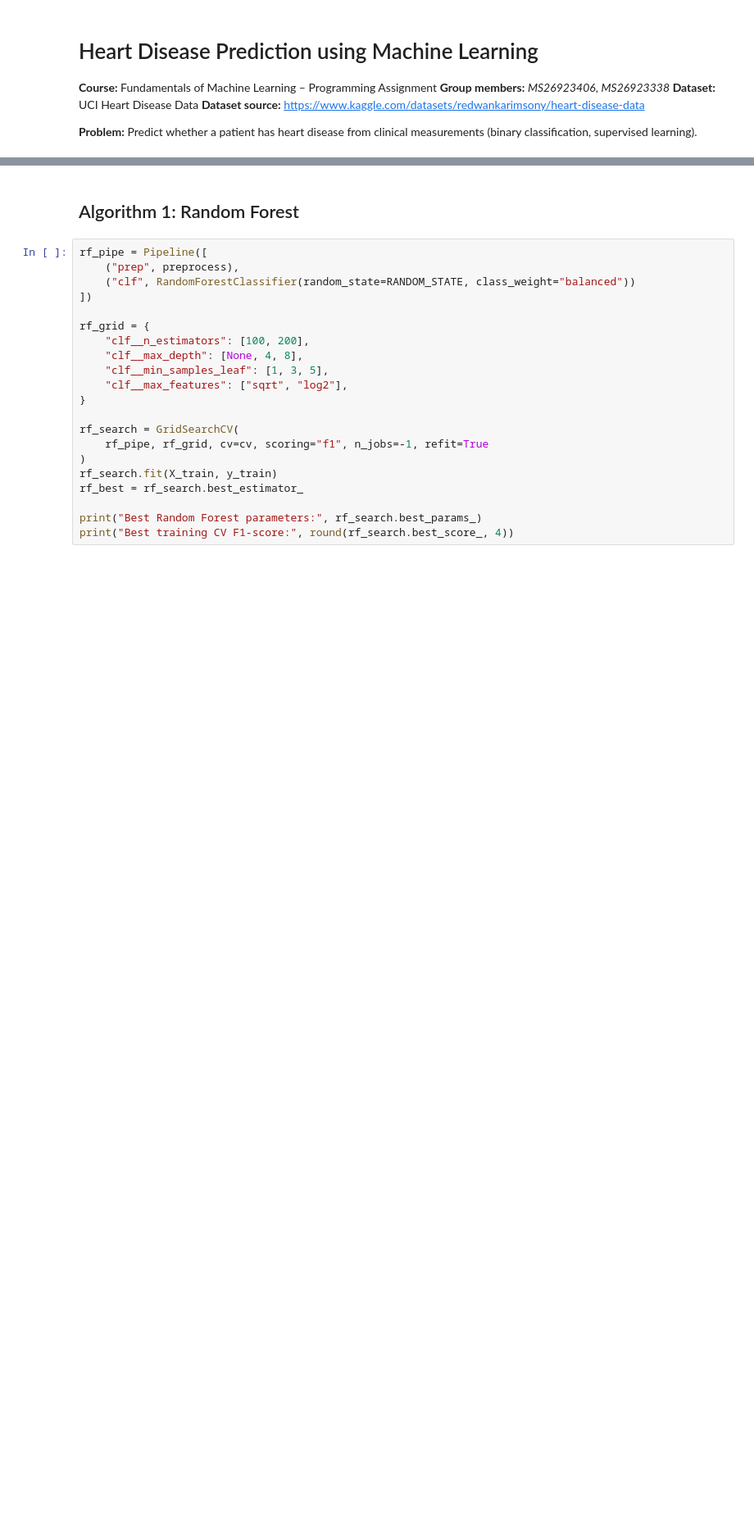
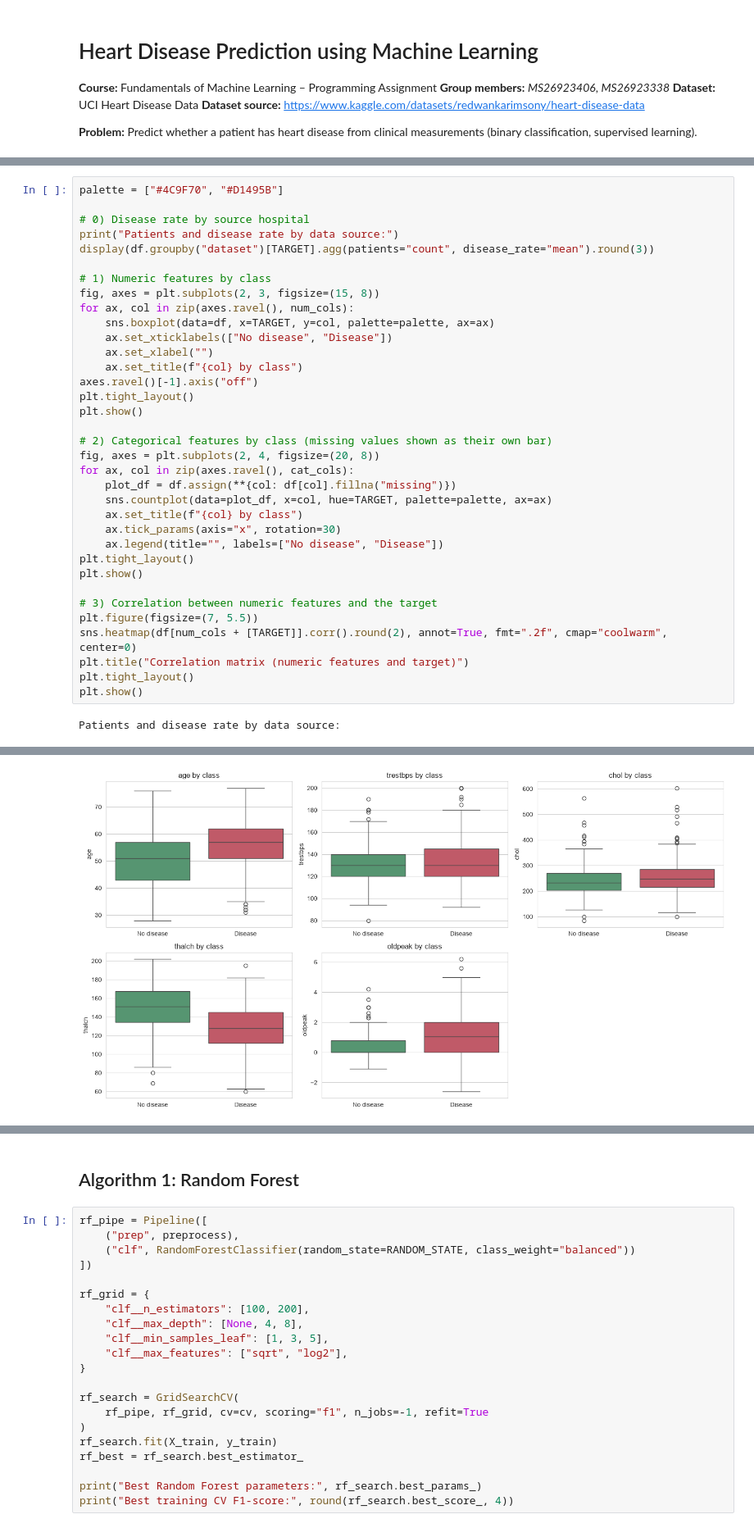
Before and after one commit to Shanaka27/ML_assignment, a Jupyter notebook: ML_Assignment.ipynb, the cells around one changed output, grey strips where cells are left out. Shown at 82% size. Cells and saved outputs as stored; diff of their text form; blank space fills up the shorter version.

```diff
--- a/ML_Assignment.ipynb
+++ b/ML_Assignment.ipynb
@@ -172,0 +203,37 @@ plt.show()
+# %%
+palette = ["#4C9F70", "#D1495B"]
+
+# 0) Disease rate by source hospital
+print("Patients and disease rate by data source:")
+display(df.groupby("dataset")[TARGET].agg(patients="count", disease_rate="mean").round(3))
+
+# 1) Numeric features by class
+fig, axes = plt.subplots(2, 3, figsize=(15, 8))
+for ax, col in zip(axes.ravel(), num_cols):
+    sns.boxplot(data=df, x=TARGET, y=col, palette=palette, ax=ax)
+    ax.set_xticklabels(["No disease", "Disease"])
+    ax.set_xlabel("")
+    ax.set_title(f"{col} by class")
+axes.ravel()[-1].axis("off")
+plt.tight_layout()
+plt.show()
+
+# 2) Categorical features by class (missing values shown as their own bar)
+fig, axes = plt.subplots(2, 4, figsize=(20, 8))
+for ax, col in zip(axes.ravel(), cat_cols):
+    plot_df = df.assign(**{col: df[col].fillna("missing")})
+    sns.countplot(data=plot_df, x=col, hue=TARGET, palette=palette, ax=ax)
+    ax.set_title(f"{col} by class")
+    ax.tick_params(axis="x", rotation=30)
+    ax.legend(title="", labels=["No disease", "Disease"])
+plt.tight_layout()
+plt.show()
+
+# 3) Correlation between numeric features and the target
+plt.figure(figsize=(7, 5.5))
+sns.heatmap(df[num_cols + [TARGET]].corr().round(2), annot=True, fmt=".2f", cmap="coolwarm", center=0)
+plt.title("Correlation matrix (numeric features and target)")
+plt.tight_layout()
+plt.show()
+# %% [output]
+Patients and disease rate by data source:
@@ -172,0 +246 @@ plt.show()
+[figure, added]
```
Also changed, not shown: parts of 21 cells of this notebook.
